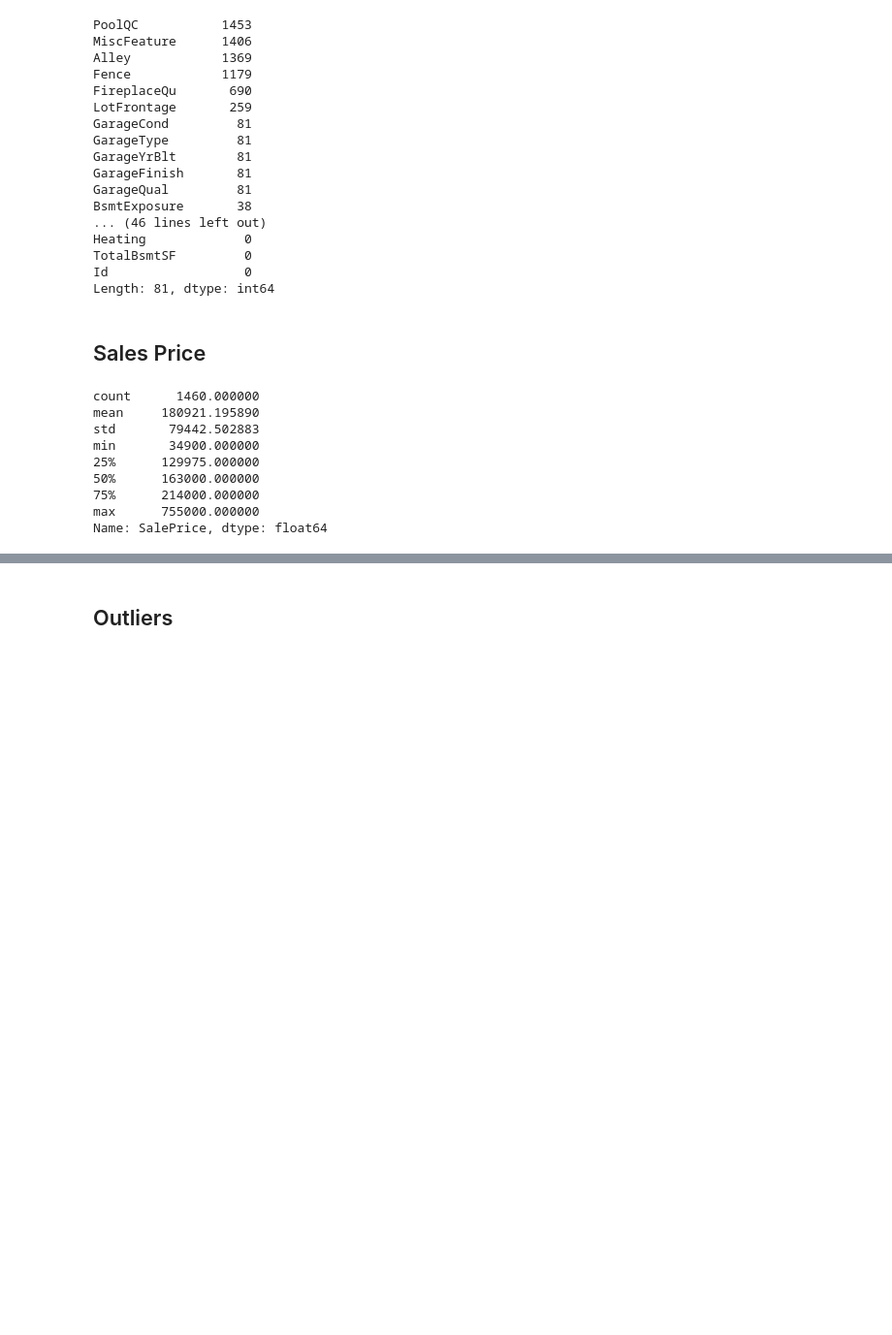
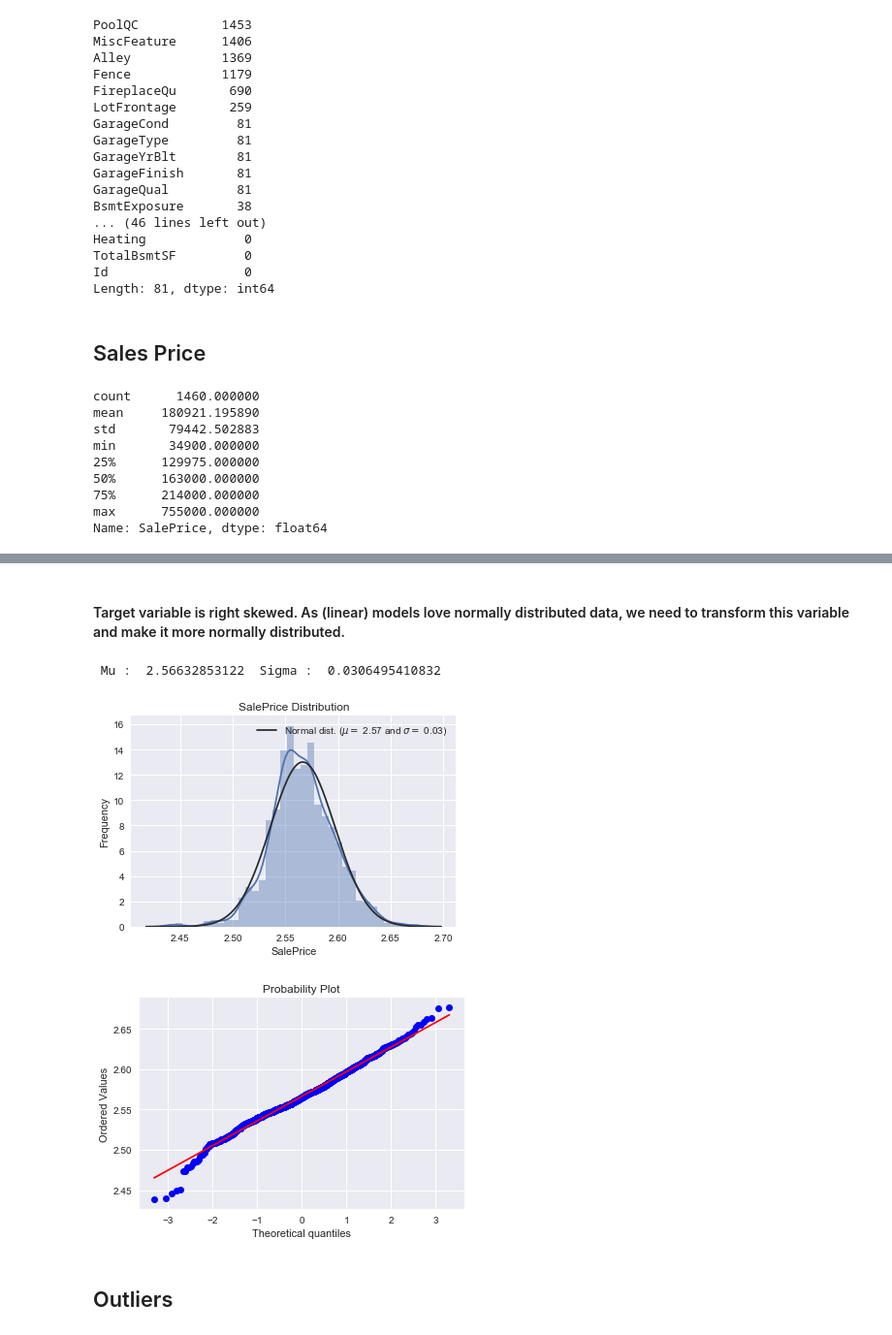
Before and after one commit to MCParab/Kaggle-Titanic, a Jupyter notebook: House Prices /House_Prices.ipynb, the cells around one changed output, grey strips where cells are left out. Shown at 97% size. Drawn from its saved outputs; the diff is of its cells as text; code cells hidden in the pictures; blank space fills up the shorter version.

```diff
--- a/House Prices /House_Prices.ipynb
+++ b/House Prices /House_Prices.ipynb
@@ -136,0 +144,23 @@ Kurtosis  6.536282
+# %% [markdown]
+#### Target variable is right skewed. As (linear) models love normally distributed data, we need to transform this variable and make it more normally distributed.
+# %%
+# Log transformation of the target variable
+df_train["salePrice"] = np.log1p(df_train['SalePrice'])
+
+sns.distplot(df_train['SalePrice'], fit = norm)
+
+(mu ,sigma ) = norm.fit(df_train['SalePrice'])
+print('\n Mu : ', mu , ' Sigma : ', sigma)
+
+# Plot distribution
+plt.legend(['Normal dist. ($\mu = $ {:.2f} and $\sigma = $ {:.2f})'.format(mu, sigma)], loc = 'best')
+plt.ylabel('Frequency')
+plt.title('SalePrice Distribution')
+
+fig = plt.figure()
+res = stats.probplot(df_train['SalePrice'], plot = plt)
+plt.show()
+# %% [output]
+ Mu :  2.56632853122  Sigma :  0.0306495410832
+[figure, added]
+[figure, added]
```
Also changed, not shown: parts of 8 cells of this notebook, 2 other files.
